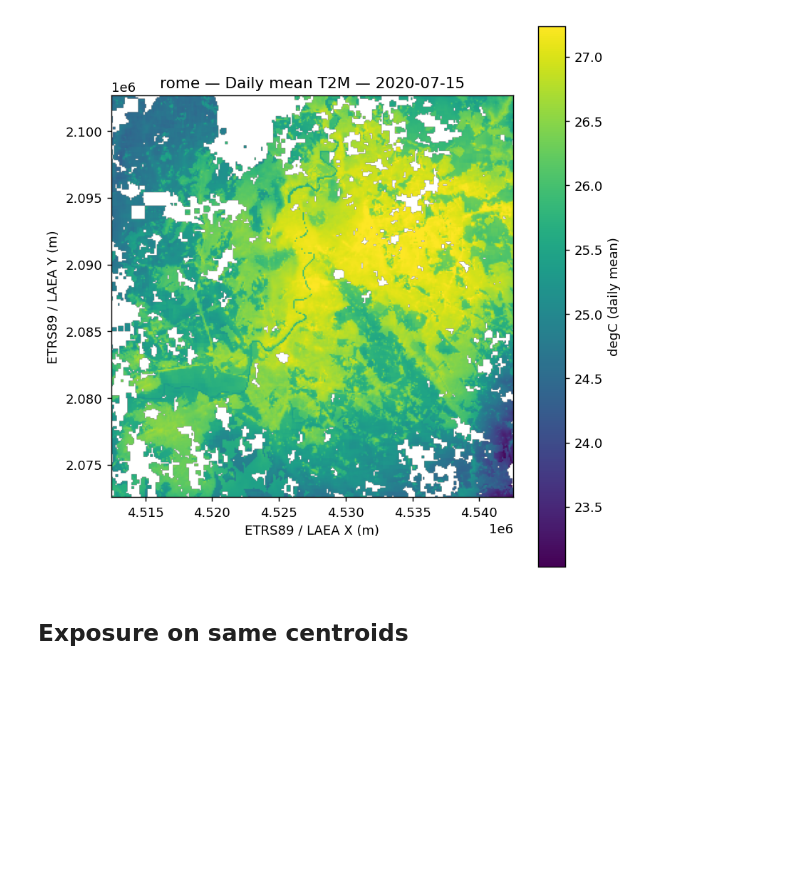
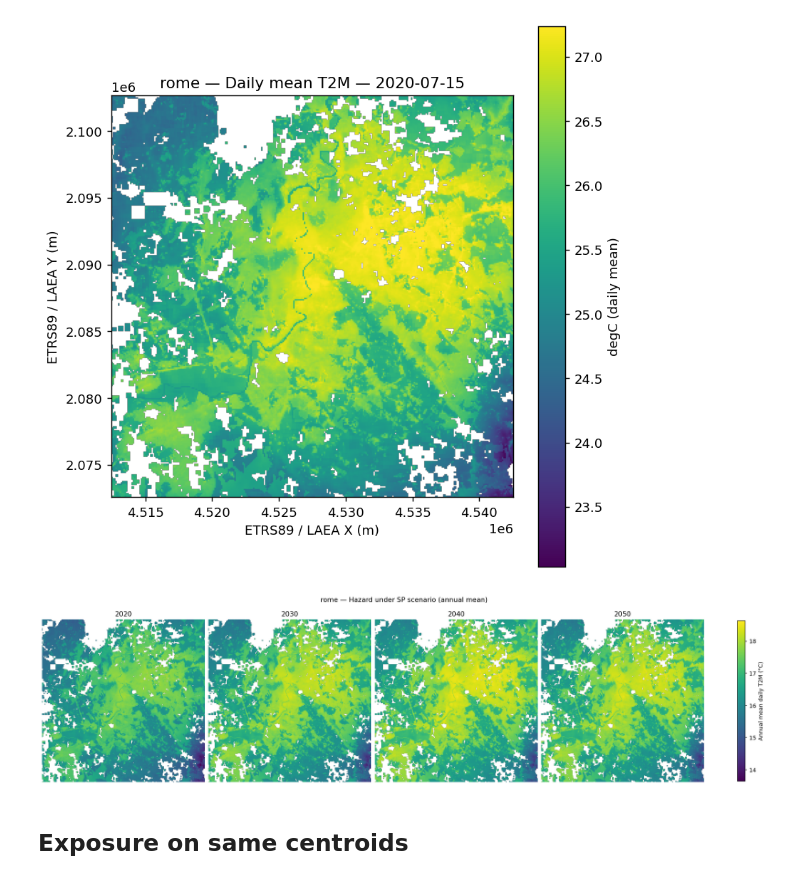
Before and after one commit to URBADAPT/URBADAPT-HEAT, a Jupyter notebook: urban-heat/notebooks/city_agnostic/January2026/03_hazard_exposure_0126.ipynb, the cells around one changed output. Drawn from its saved outputs; the diff is of its cells as text; code cells hidden in the pictures; blank space fills up the shorter version.

```diff
--- a/urban-heat/notebooks/city_agnostic/January2026/03_hazard_exposure_0126.ipynb
+++ b/urban-heat/notebooks/city_agnostic/January2026/03_hazard_exposure_0126.ipynb
@@ -400,6 +400,41 @@ def plot_t2m_day(H, date_str):
 plot_t2m_day(H, "2020-07-15")
 # %% [output]
 [figure]
+# %%
+import numpy as np
+import pandas as pd
+import matplotlib.pyplot as plt
+
+def annual_mean_map(H, year):
+    yrs = pd.to_datetime(H.date).year.values
+    idx = np.where(yrs == year)[0]
+    if idx.size == 0:
+        raise ValueError(f"No events found for year={year}. Years available: {sorted(set(yrs))}")
+
+    Iy = H.intensity[idx, :]  # (days in year) x (cells)
+    mean_vec = np.array(Iy.sum(axis=0)).ravel() / len(idx)
+    grid = mean_vec.reshape(HGT, WDT)
+    return np.where(CITY_MASK, grid, np.nan)
+
+years_to_plot = [2020, 2030, 2040, 2050]
+
+maps = [annual_mean_map(H, y) for y in years_to_plot]
+vmin = np.nanmin([np.nanmin(m) for m in maps])
+vmax = np.nanmax([np.nanmax(m) for m in maps])
+
+fig, axes = plt.subplots(1, len(years_to_plot), figsize=(18, 5), constrained_layout=True)
+
+for ax, y, m in zip(axes, years_to_plot, maps):
+    im = ax.imshow(m, extent=extent, origin="lower", vmin=vmin, vmax=vmax)
+    ax.set_title(str(y))
+    ax.set_axis_off()
+
+cbar = fig.colorbar(im, ax=axes, shrink=0.85)
+cbar.set_label("Annual mean daily T2M (°C)")
+fig.suptitle(f"{CITY} — Hazard under SP scenario (annual mean)")
+plt.show()
+# %% [output]
+[figure, added]
 # %% [markdown]
 ## Exposure on same centroids
 # %% [markdown]
```
Also changed, not shown: 6 other files.
